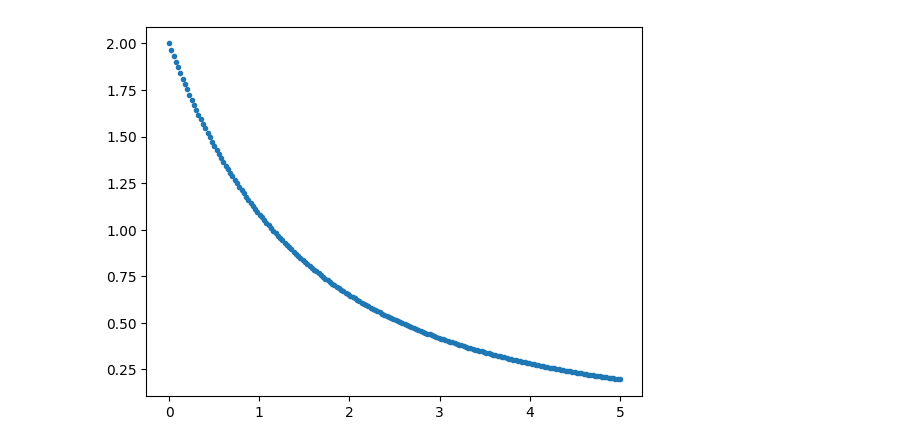
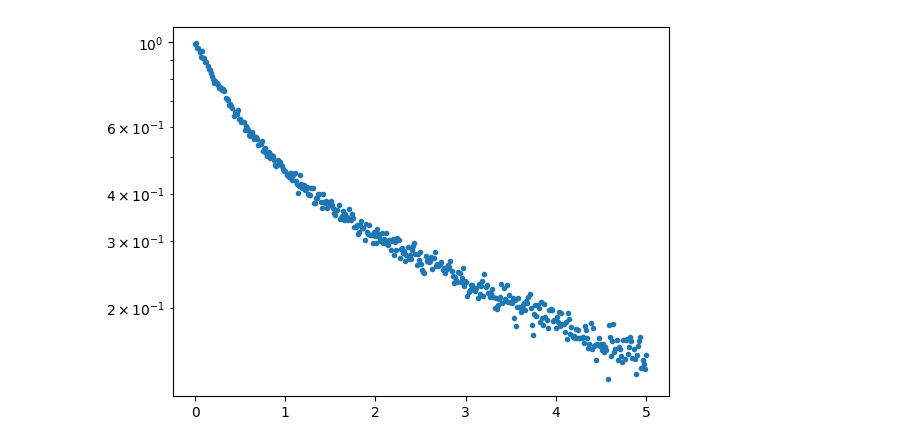
Before and after one commit to andcook5/Physics38600, a Jupyter notebook: Project/MCMC-test.ipynb, the cells around one changed output. Saved outputs shown, nothing was run; the diff lists cells and outputs as text; code cells hidden in the pictures.

```diff
--- a/Project/MCMC-test.ipynb
+++ b/Project/MCMC-test.ipynb
@@ -4,20 +5,30 @@ import matplotlib.pyplot as plt
+# %%
+def fitfun(x, pars):
+    tau1_ = pars[0]
+    tau2_ = pars[1]
+    p_tau1_ = pars[2]
+
+    y = p_tau1_*np.exp(-x/tau1_) + (1 - p_tau1_)*np.exp(-x/tau2_)
+    return y
 # %%
-tau1 = 1
-tau2 = 3
-x = np.linspace(0,5,200)
-y = np.exp(-x/tau1)+ np.exp(-x/tau2) + 0.0*np.random.randn(200)
+tau1 = 0.5
+tau2 = 4
+p_tau1 = 0.5
+x = np.linspace(0,5,400)
+y = fitfun(x, [tau1, tau2, p_tau1]) + 0.01*np.random.randn(400)
+err = np.sqrt(y)
 #y /= np.sum(y)
-plt.plot(x,y,".")
+plt.semilogy(x,y,".")
 plt.show()
 def log_likelihood(X):
     tau1_ = X[0]
     tau2_ = X[1]
-    if (tau1_<0) | (tau2_<0):
+    p_tau1_ = X[2]
+    if (tau1_<0) | (tau2_<0) | (tau1_>tau2_) | (abs(p_tau1_ - 0.5)>0.5) | (tau2_>2*np.max(x)):
         return -np.inf
-    y_ = np.exp(-x/tau1) + np.exp(-x/tau2)
-#    y_ /= np.sum(y_)
-    f = y - y_
+    y_ = fitfun(x,X)
+    f = (y - y_)/err
     return np.sum(-f**2)
 # %% [output]
-[figure, old version]
+[figure, new version]
 # %%
```
Also changed, not shown: parts of 3 cells of this notebook.
